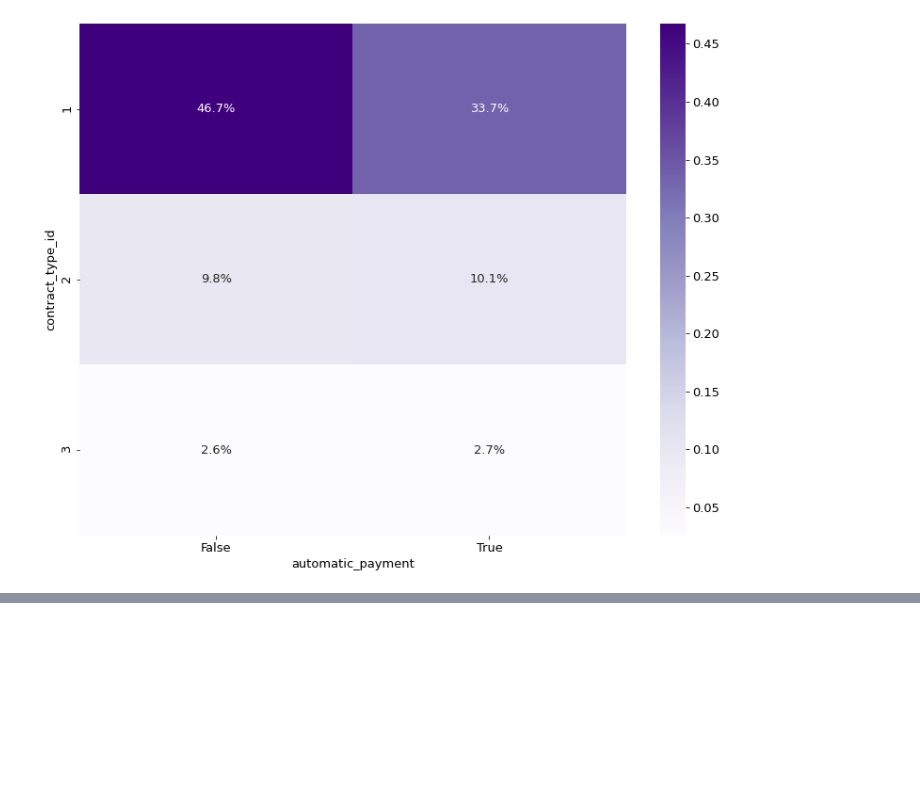
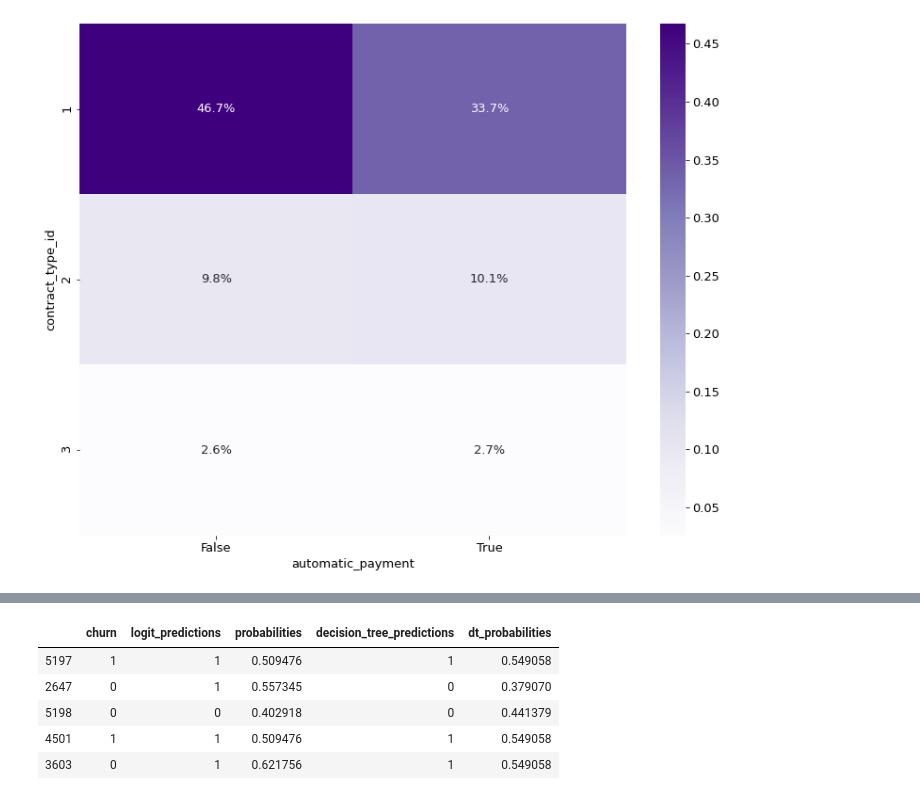
Before and after one commit to Corn-Shipps/predicting_telco_churn, a Jupyter notebook: JadaNotes.ipynb, the cells around one changed output, grey strips where cells are left out. Cells and saved outputs as stored; diff of their text form; code cells hidden in the pictures; blank space fills up the shorter version.

Commit message:
added in modeling

```diff
--- a/JadaNotes.ipynb
+++ b/JadaNotes.ipynb
@@ -379,0 +395,3 @@ sns.heatmap(ctab, annot=True, cmap='Purples', fmt='.1%')
+# %%
+logit = LogisticRegression(random_state = 123)
+logit.fit(X_train, y_train)
@@ -379,0 +422,7 @@ sns.heatmap(ctab, annot=True, cmap='Purples', fmt='.1%')
+# %%
+model_df = train[['churn']]
+# %%
+model_df['logit_predictions'] = logit.predict(X_train)
+y = logit.predict_proba(X_train)[:, 1]
+model_df['probabilities'] = y
+model_df.head()
@@ -379,0 +447,3 @@ sns.heatmap(ctab, annot=True, cmap='Purples', fmt='.1%')
+# %%
+clf = DecisionTreeClassifier(criterion='gini', max_depth=3, random_state=123)
+clf.fit(X_train, y_train)
@@ -379,0 +494,12 @@ sns.heatmap(ctab, annot=True, cmap='Purples', fmt='.1%')
+# %%
+model_df['decision_tree_predictions'] = clf.predict(X_train)
+x = clf.predict_proba(X_train)[:, 1]
+model_df['dt_probabilities'] = x
+model_df.head()
+# %% [output]
+|  | churn | logit_predictions | probabilities | decision_tree_predictions | dt_probabilities |
+| 5197 | 1 | 1 | 0.509476 | 1 | 0.549058 |
+| 2647 | 0 | 1 | 0.557345 | 0 | 0.379070 |
+| 5198 | 0 | 0 | 0.402918 | 0 | 0.441379 |
+| 4501 | 1 | 1 | 0.509476 | 1 | 0.549058 |
+| 3603 | 0 | 1 | 0.621756 | 1 | 0.549058 |
```
Also changed, not shown: parts of 21 cells of this notebook.
